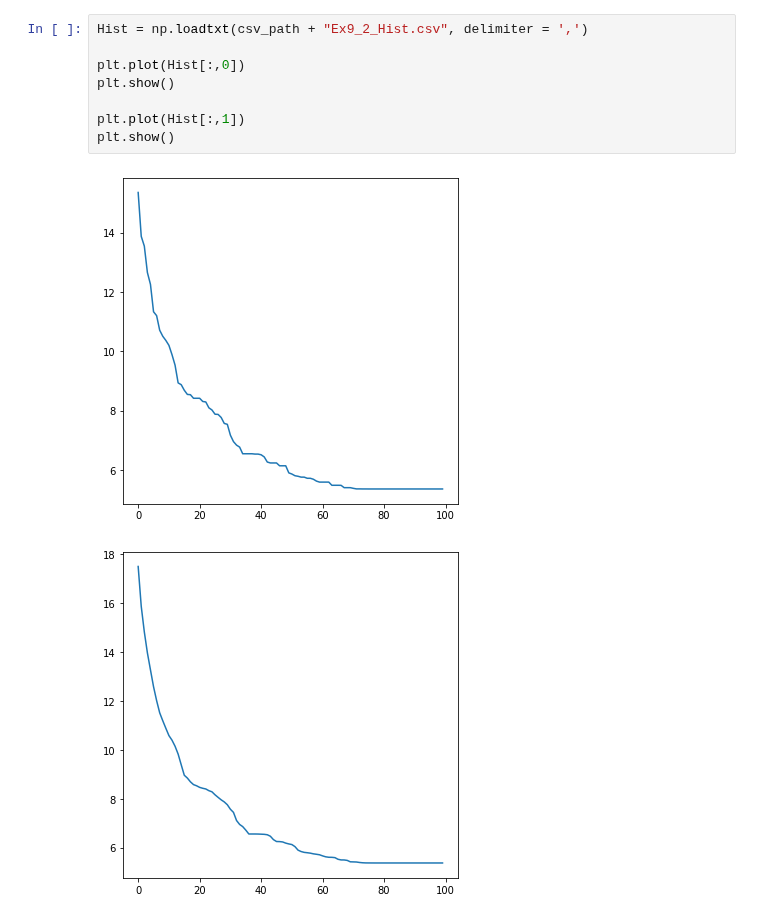
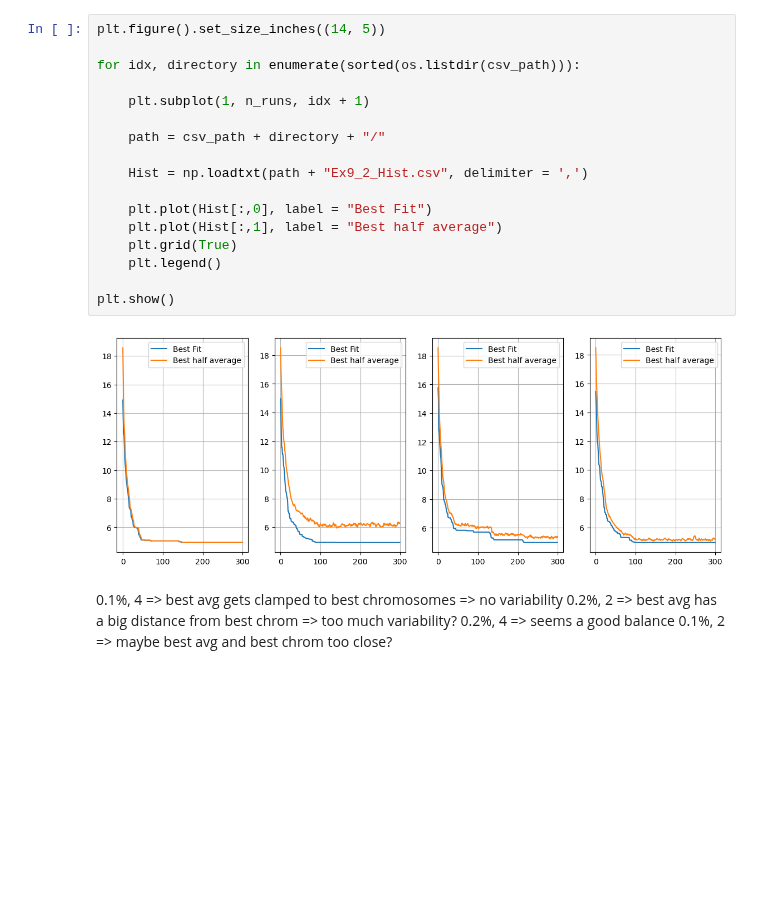
Before and after one commit to YggdrasilUrthr/NSL, a Jupyter notebook: Lab9/Lab9.ipynb, the cells around one changed output. Cells and saved outputs as stored; diff of their text form; blank space fills up the shorter version.

```diff
--- a/Lab9/Lab9.ipynb
+++ b/Lab9/Lab9.ipynb
@@ -54,11 +85,24 @@ plt.show()
-# %%
-Hist = np.loadtxt(csv_path + "Ex9_2_Hist.csv", delimiter = ',')
-
-plt.plot(Hist[:,0])
-plt.show()
-
-plt.plot(Hist[:,1])
-plt.show()
-# %% [output]
-[figure, removed]
-[figure, removed]
+# %%
+plt.figure().set_size_inches((14, 5))
+
+for idx, directory in enumerate(sorted(os.listdir(csv_path))):
+
+    plt.subplot(1, n_runs, idx + 1)
+
+    path = csv_path + directory + "/"
+
+    Hist = np.loadtxt(path + "Ex9_2_Hist.csv", delimiter = ',')
+
+    plt.plot(Hist[:,0], label = "Best Fit")
+    plt.plot(Hist[:,1], label = "Best half average")
+    plt.grid(True)
+    plt.legend()
+
+plt.show()
+# %% [output]
+[figure, added]
+# %% [markdown]
+0.1%, 4 => best avg gets clamped to best chromosomes => no variability
+0.2%, 2 => best avg has a big distance from best chrom => too much variability?
+0.2%, 4 => seems a good balance
+0.1%, 2 => maybe best avg and best chrom too close?
```
Also changed, not shown: parts of 7 cells of this notebook, 48 other files.
